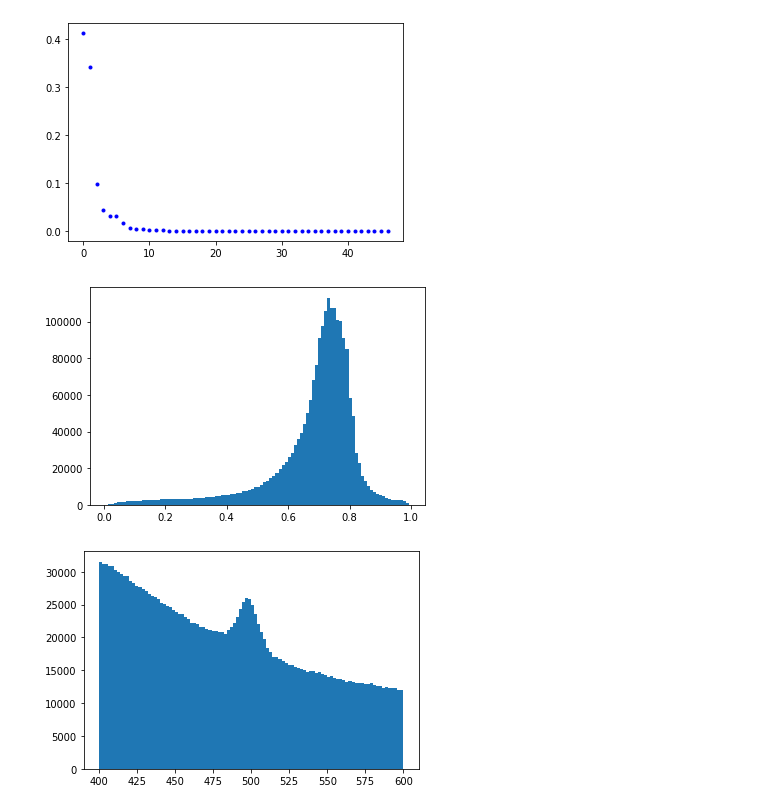
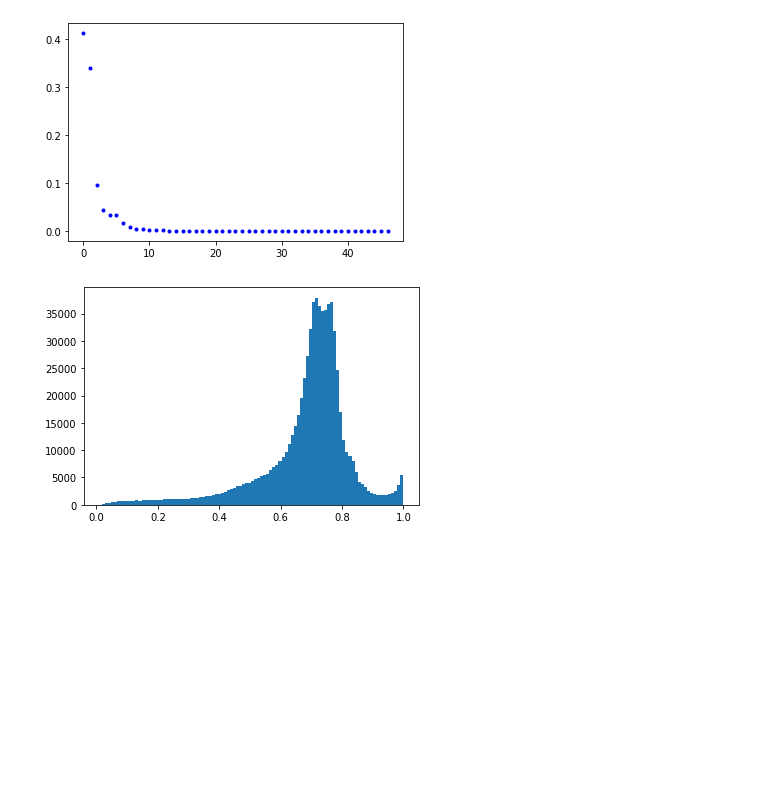
Before and after one commit to Vinther901/PUK, a Jupyter notebook: ROC_curves.ipynb, the cells around one changed output. Drawn from its saved outputs; the diff is of its cells as text; code cells hidden in the pictures; blank space fills up the shorter version.

```diff
--- a/ROC_curves.ipynb
+++ b/ROC_curves.ipynb
@@ -27,13 +27,13 @@ path = "data/mc15_13TeV.361203.Pythia8_A2_MSTW2008LO_ND_minbias.30062015_v0_per_
 file = uproot.open(path)
 mc = file['tree'].pandas.df(all_features + ['trueKs'], entrystop = N)
 
-train_test_slice = int(len(df_data)*0.7)
-
 data = data.loc[(data.v0_ks_mass > 400) & (data.v0_ks_mass < 600)]
+train_test_slice = int(len(data)*0.7)
 train_data = data[:train_test_slice]
 test_data = data[train_test_slice:]
 
 mc = mc.loc[(mc.v0_ks_mass > 400) & (mc.v0_ks_mass < 600)]
+train_test_slice = int(len(mc)*0.7)
 train_mc = mc[:train_test_slice]
 test_mc = mc[train_test_slice:]
 # %% [markdown]
@@ -130,5 +144,5 @@ def fit_mass2(xs, vals, errs, ax = None, guesses_bkgr = [0, 0, -10, 2000], guess
 # %%
-vals, binc, binw = hm.hist(data.v0_ks_mass,bins=100)
+vals, binc, binw = hm.hist(train_data.v0_ks_mass,bins=100)
 fig, ax, M, sig, bkgr = fit_mass2(binc,vals,np.sqrt(vals))
 
 mean, sigma = M.values['mean'], M.values['sig']
@@ -225,13 +243,9 @@ XGBClassifier(base_score=0.5, booster=None, colsample_bylevel=1,
 [figure]
 # %%
 fig, ax = plt.subplots()
-pca = PCA(n_components=6)
-p = cla_PCA.predict_proba(pca.fit_transform(test_data[test_data.columns[1:]]))[:,0]
+# pca = PCA(n_components=6)
+p = cla_PCA.predict_proba(pca.transform(test_data[test_data.columns[1:]]))[:,0]
 ax.hist(p,bins=100);
 # ax.set_yscale('log')
-
-fig, ax = plt.subplots()
-ax.hist(test_data.loc[p>0.2].v0_ks_mass,bins=100);
 # %% [output]
-[figure, old version]
+[figure, new version]
-[figure, removed]
```
Also changed, not shown: parts of 16 cells of this notebook, 1 other file.
